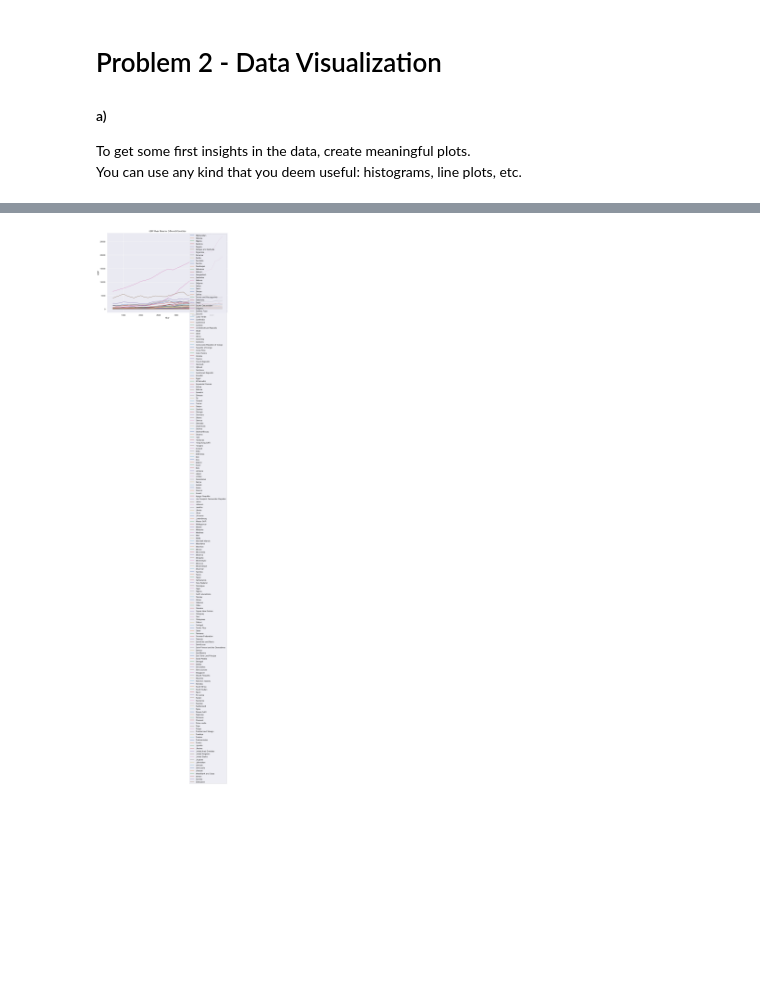
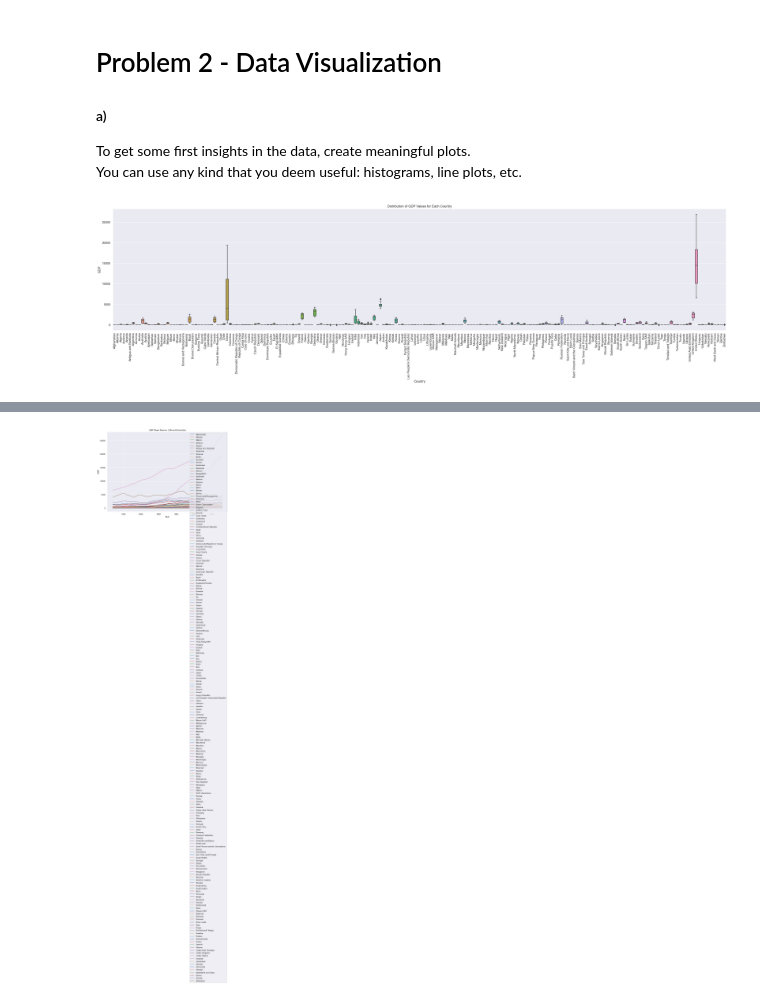
Before and after one commit to miTTimmiTTim/TIDS, a Jupyter notebook: ClassProject.ipynb, the cells around one changed output, grey strips where cells are left out. Cells and saved outputs as stored; diff of their text form; code cells hidden in the pictures; blank space fills up the shorter version.

Commit message:
added visualizations

```diff
--- a/ClassProject.ipynb
+++ b/ClassProject.ipynb
@@ -284,3 +284,13 @@ gdp.head()
 #### a)
 To get some first insights in the data, create meaningful plots. <br>
 You can use any kind that you deem useful: histograms, line plots, etc.
+# %%
+import seaborn as sns
+
+plt.figure(figsize=(40, 8))
+sns.boxplot(x='Country', y='GDP', data=gdp)
+plt.title('Distribution of GDP Values for Each Country')
+plt.xticks(rotation=90) # This makes the country names vertical so they don't overlap
+plt.show()
+# %% [output]
+[figure, added]
```
Also changed, not shown: parts of 8 cells of this notebook.
